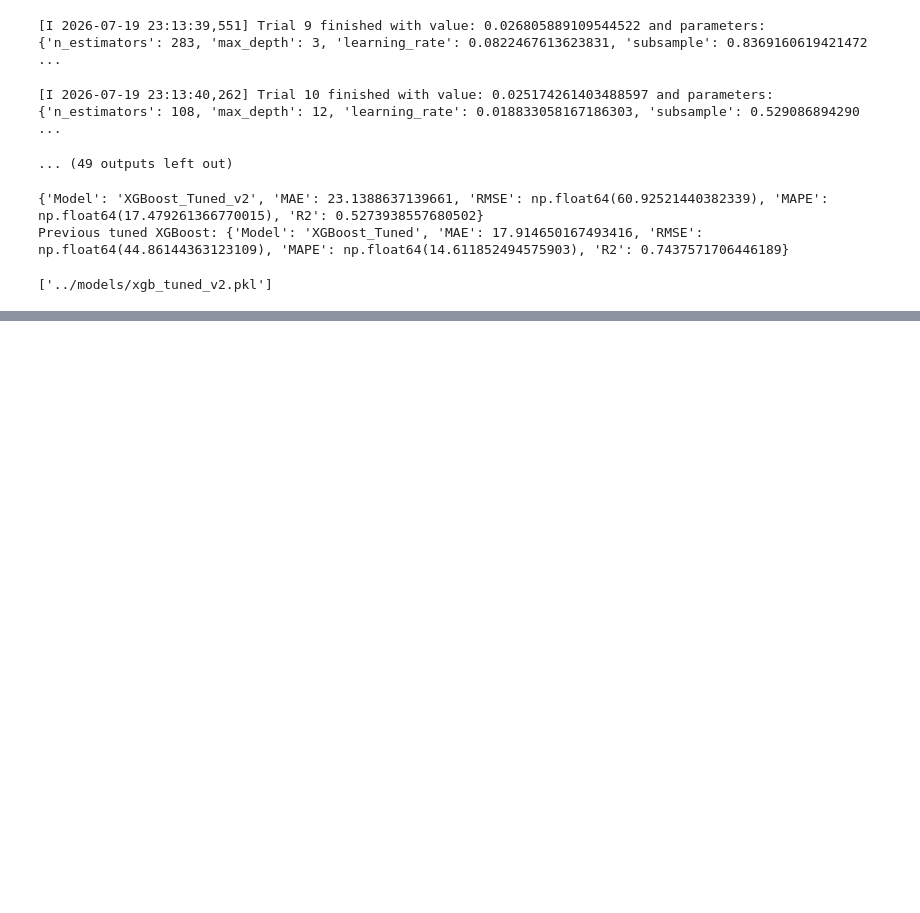
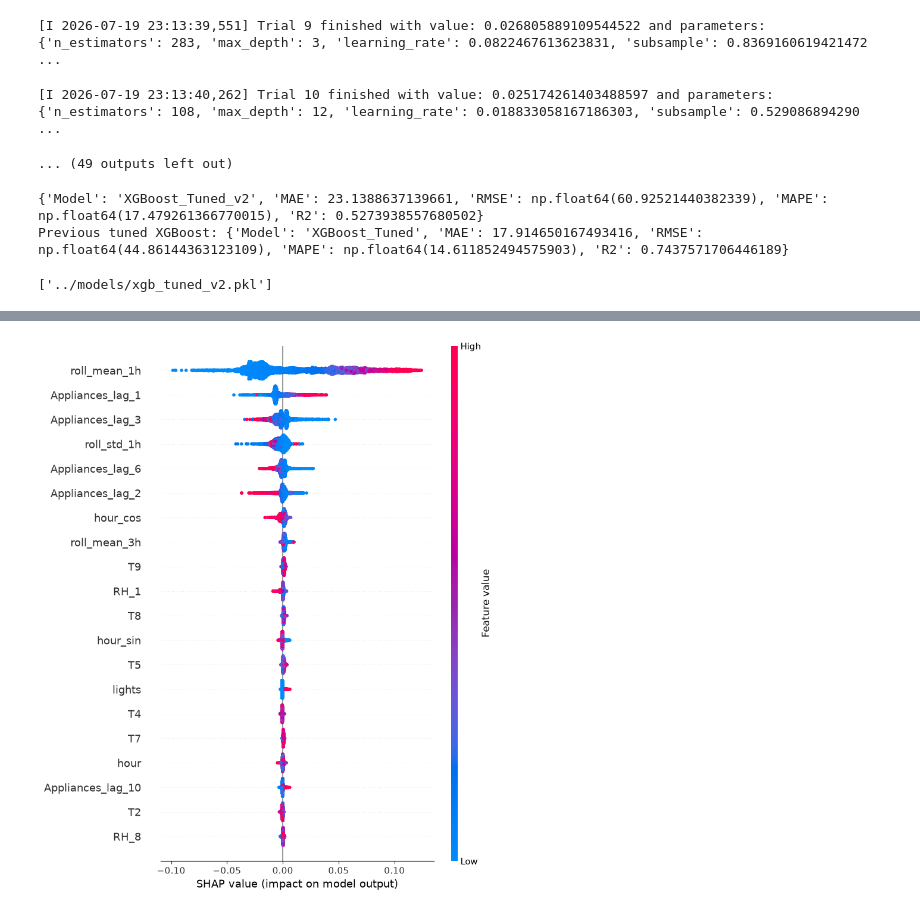
Before and after one commit to gamodyarajasooriya/appliance-energy-prediction-dl-, a Jupyter notebook: notebooks/05_optimization.ipynb, the cells around one changed output, grey strips where cells are left out. Drawn from its saved outputs; the diff is of its cells as text; code cells hidden in the pictures; blank space fills up the shorter version.

Commit message:
Optimzed lstm with bidirectional lstm model, scaling methods, learning rates and window sizes, added SHAP interpretability for final winning xbboost model.

```diff
--- a/notebooks/05_optimization.ipynb
+++ b/notebooks/05_optimization.ipynb
@@ -431,0 +832,13 @@ print("Best v2 LSTM params:", study_lstm_v2.best_params)
+# %%
+import shap
+
+best_xgb = joblib.load('../models/xgb_tuned.pkl')  #v1 winner, MAE=17.91
+explainer = shap.TreeExplainer(best_xgb)
+shap_values = explainer.shap_values(X_test)
+
+shap.summary_plot(shap_values, X_test, show=False)
+import matplotlib.pyplot as plt
+plt.savefig('../reports/shap_summary.png', dpi=150, bbox_inches='tight')
+plt.show()
+# %% [output]
+[figure, added]
```
Also changed, not shown: parts of 10 cells of this notebook, 3 other files.
